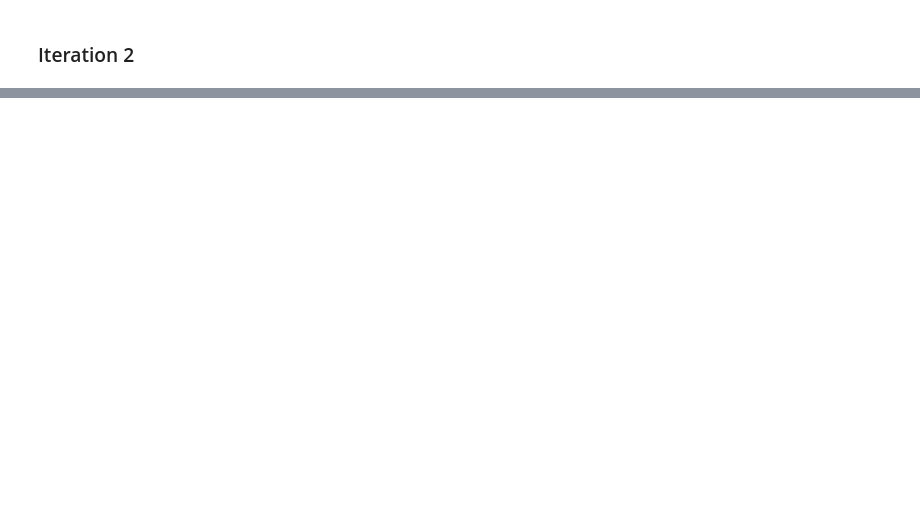
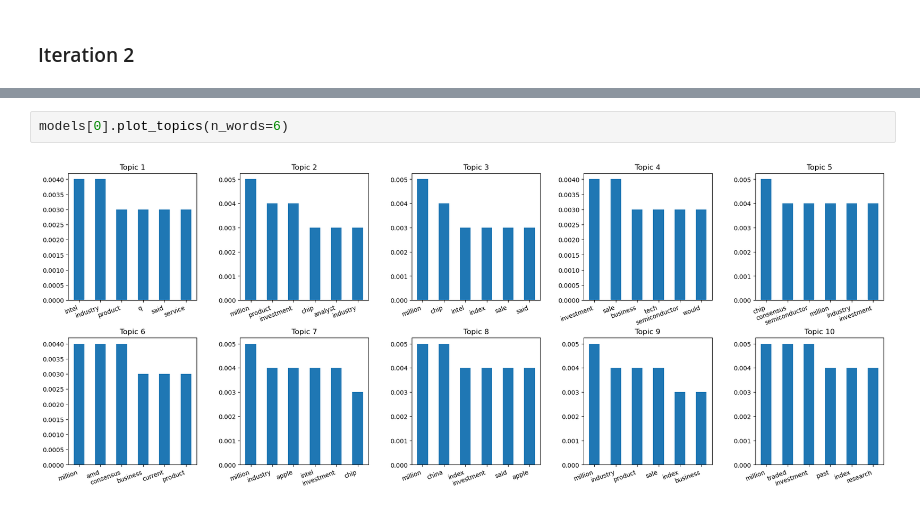
Before and after one commit to MaximeLambregts1/2024_nlp_assignment_2, a Jupyter notebook: LDA.ipynb, the cells around one changed output, grey strips where cells are left out. Drawn from its saved outputs; the diff is of its cells as text; blank space fills up the shorter version.

```diff
--- a/LDA.ipynb
+++ b/LDA.ipynb
@@ -41,0 +95,4 @@ Topic: 9 - Words: 0.011*"year" + 0.007*"company" + 0.007*"nasdaq" + 0.005*"earni
+# %%
+models[0].plot_topics(n_words=6)
+# %% [output]
+[figure, added]
```
Also changed, not shown: parts of 28 cells of this notebook, 1 other file.
